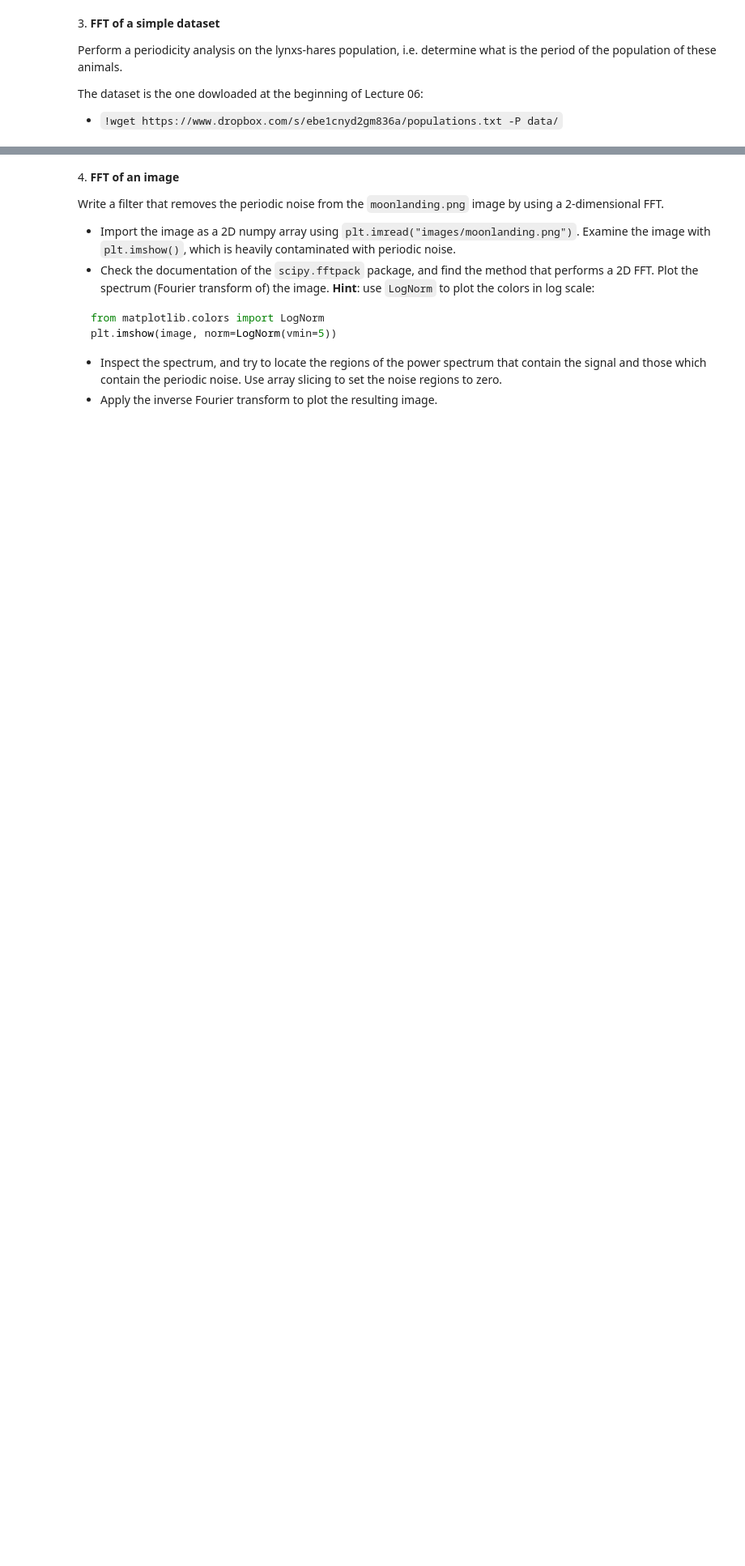
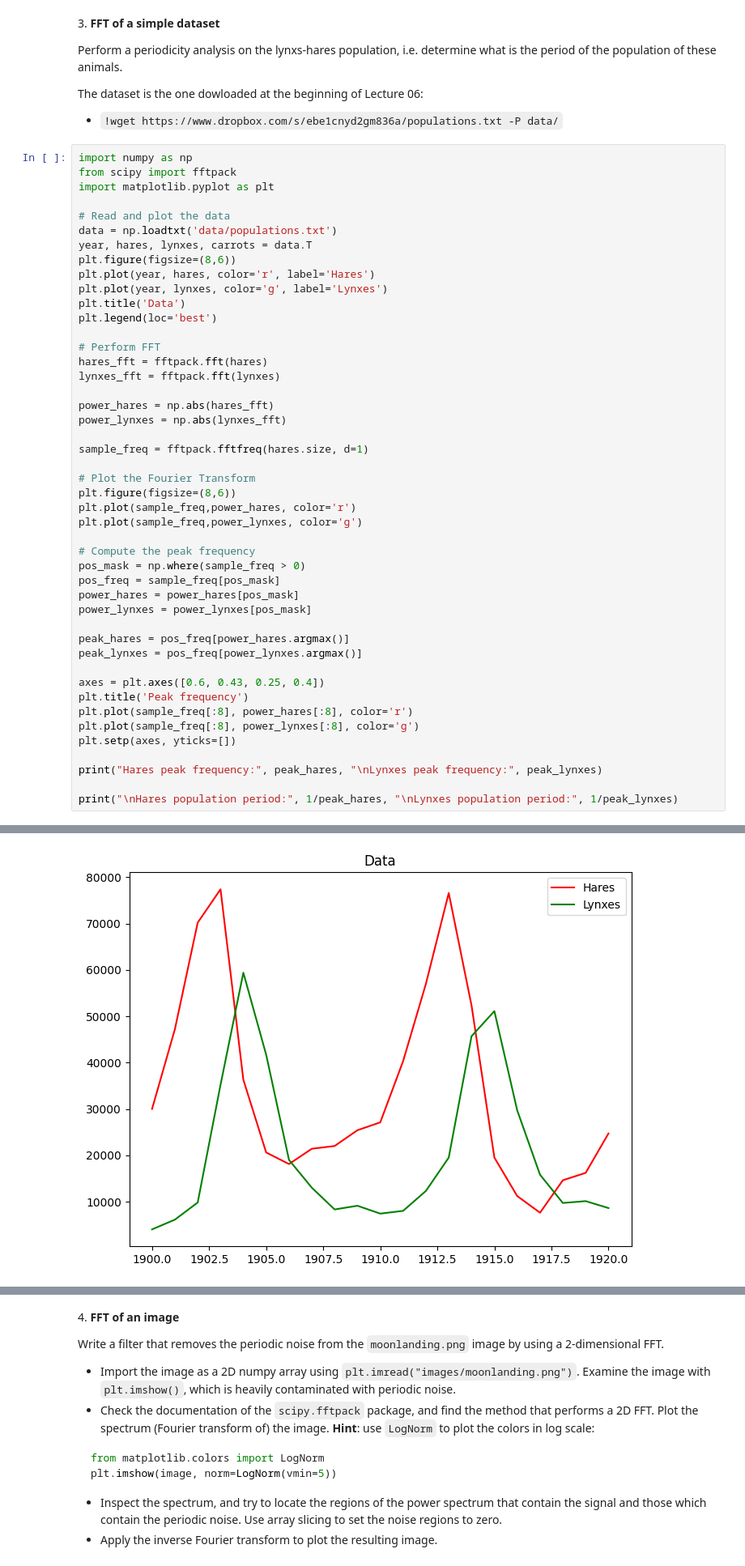
Before and after one commit to mustapha-colley/ScientificComputingWithPython2022, a Jupyter notebook: 09ex_numerical.ipynb, the cells around one changed output, grey strips where cells are left out. Shown at 81% size. Drawn from its saved outputs; the diff is of its cells as text; blank space fills up the shorter version.

```diff
--- a/09ex_numerical.ipynb
+++ b/09ex_numerical.ipynb
@@ -41,3 +81,50 @@ Perform a periodicity analysis on the lynxs-hares population, i.e. determine wha
 The dataset is the one dowloaded at the beginning of Lecture 06:
 
  - `!wget https://www.dropbox.com/s/ebe1cnyd2gm836a/populations.txt -P data/`
+# %%
+import numpy as np
+from scipy import fftpack
+import matplotlib.pyplot as plt
+
+# Read and plot the data
+data = np.loadtxt('data/populations.txt')
+year, hares, lynxes, carrots = data.T
+plt.figure(figsize=(8,6))
+plt.plot(year, hares, color='r', label='Hares')
+plt.plot(year, lynxes, color='g', label='Lynxes')
+plt.title('Data')
+plt.legend(loc='best')
+
+# Perform FFT
+hares_fft = fftpack.fft(hares)
+lynxes_fft = fftpack.fft(lynxes)
+
+power_hares = np.abs(hares_fft)
+power_lynxes = np.abs(lynxes_fft)
+
+sample_freq = fftpack.fftfreq(hares.size, d=1)
+
+# Plot the Fourier Transform
+plt.figure(figsize=(8,6))
+plt.plot(sample_freq,power_hares, color='r')
+plt.plot(sample_freq,power_lynxes, color='g')
+
+# Compute the peak frequency
+pos_mask = np.where(sample_freq > 0)
+pos_freq = sample_freq[pos_mask]
+power_hares = power_hares[pos_mask]
+power_lynxes = power_lynxes[pos_mask]
+
+peak_hares = pos_freq[power_hares.argmax()]
+peak_lynxes = pos_freq[power_lynxes.argmax()]
+
+axes = plt.axes([0.6, 0.43, 0.25, 0.4])
+plt.title('Peak frequency')
+plt.plot(sample_freq[:8], power_hares[:8], color='r')
+plt.plot(sample_freq[:8], power_lynxes[:8], color='g')
+plt.setp(axes, yticks=[])
+
+print("Hares peak frequency:", peak_hares, "\nLynxes peak frequency:", peak_lynxes)
+
+print("\nHares population period:", 1/peak_hares, "\nLynxes population period:", 1/peak_lynxes)
+# %% [output]
@@ -43,0 +136 @@ The dataset is the one dowloaded at the beginning of Lecture 06:
+[figure, added]
```
Also changed, not shown: parts of 3 cells of this notebook.
